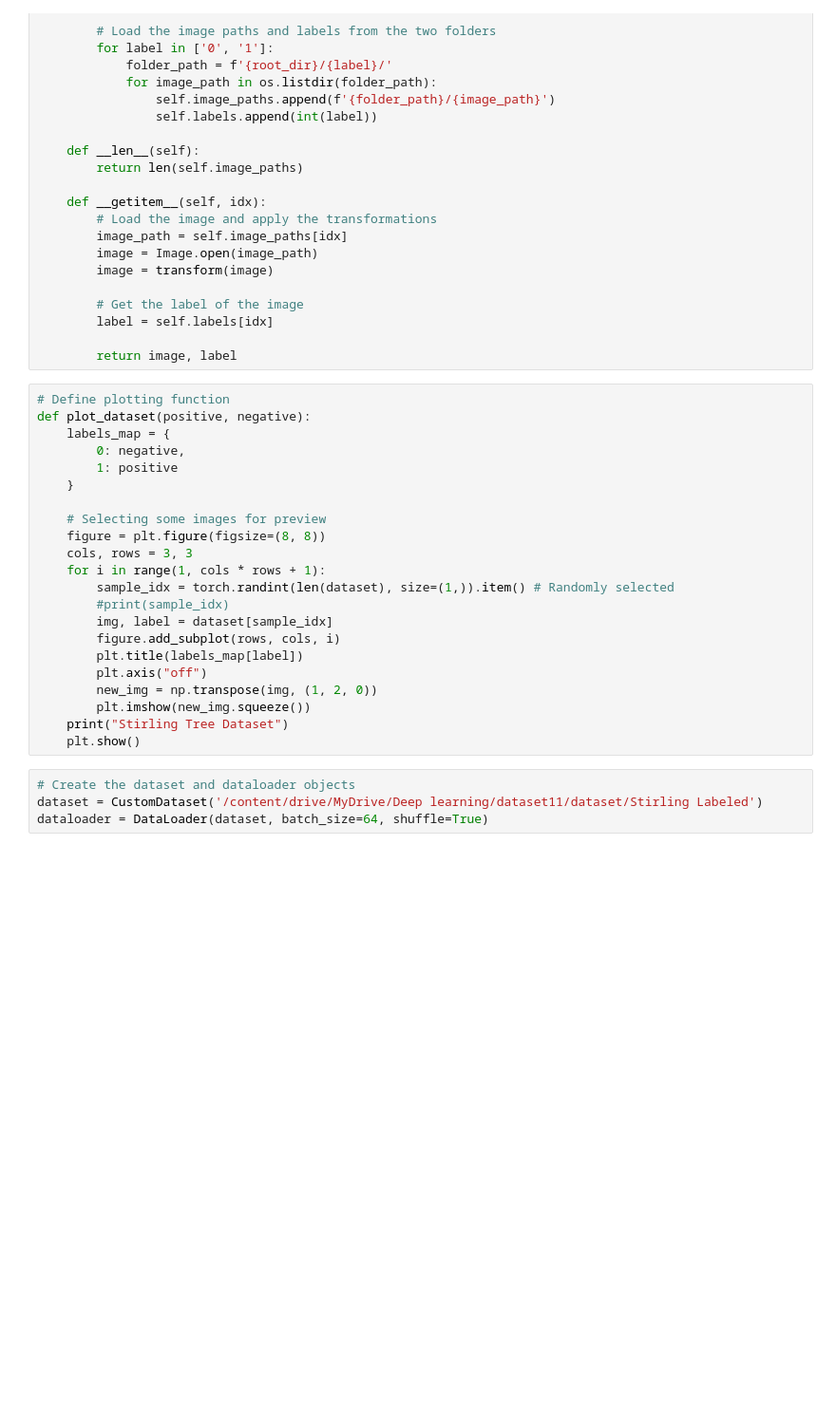
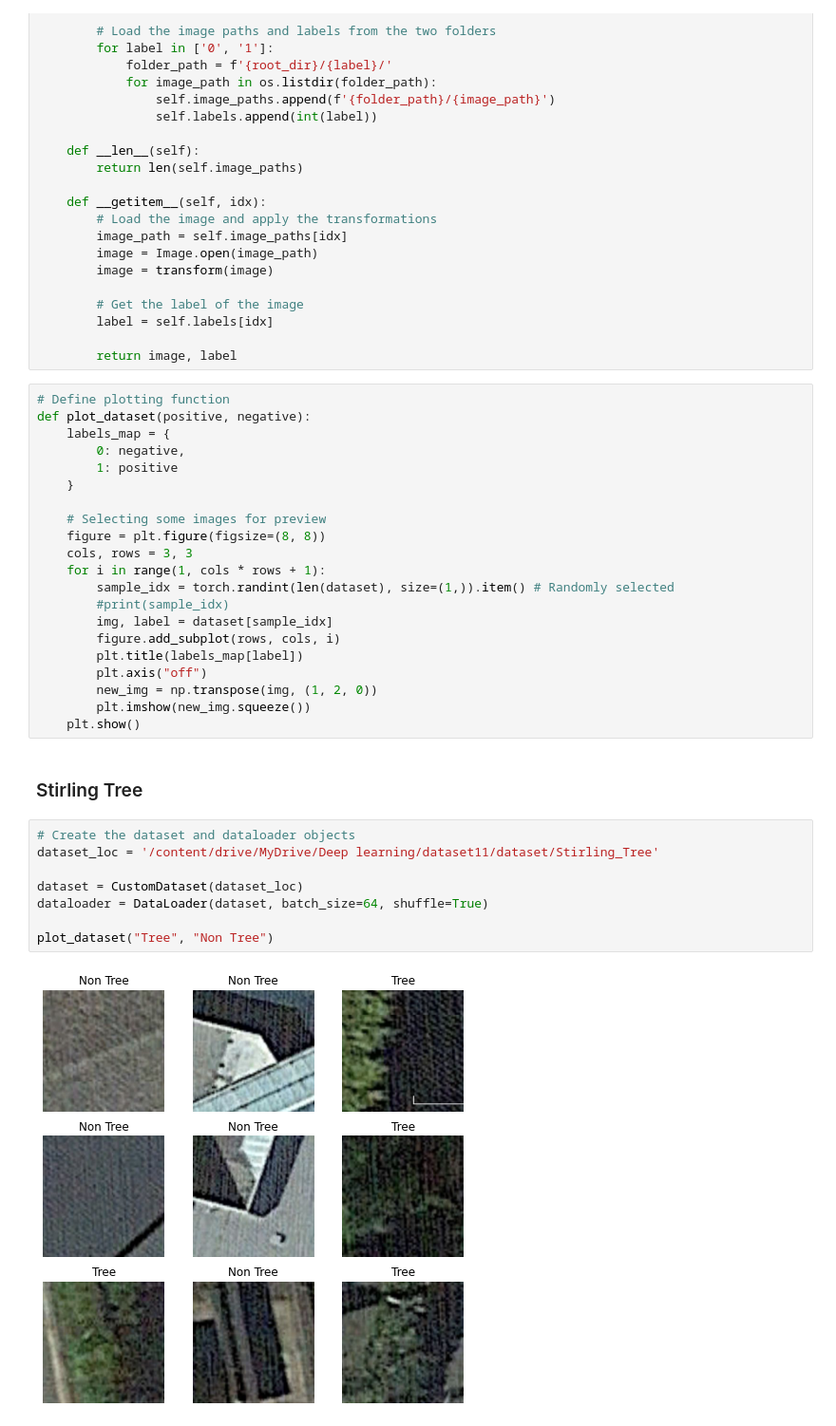
Before and after one commit to workingbetter/deep-learning-Image-classification-by-Michael-Bogale, a Jupyter notebook: ITNPAI1_3071806.ipynb, the cells around one changed output. Shown at 95% size. Saved outputs shown, nothing was run; the diff lists cells and outputs as text; blank space fills up the shorter version.

```diff
--- a/ITNPAI1_3071806.ipynb
+++ b/ITNPAI1_3071806.ipynb
@@ -158,9 +158,16 @@ def plot_dataset(positive, negative):
         plt.axis("off")
         new_img = np.transpose(img, (1, 2, 0))
         plt.imshow(new_img.squeeze())
-    print("Stirling Tree Dataset")
     plt.show()
+# %% [markdown]
+### Stirling Tree
 # %%
 # Create the dataset and dataloader objects
-dataset = CustomDataset('/content/drive/MyDrive/Deep learning/dataset11/dataset/Stirling Labeled')
+dataset_loc = '/content/drive/MyDrive/Deep learning/dataset11/dataset/Stirling_Tree'
+
+dataset = CustomDataset(dataset_loc)
 dataloader = DataLoader(dataset, batch_size=64, shuffle=True)
+
+plot_dataset("Tree", "Non Tree")
+# %% [output]
+[figure, added]
```
Also changed, not shown: parts of 3 cells of this notebook.
